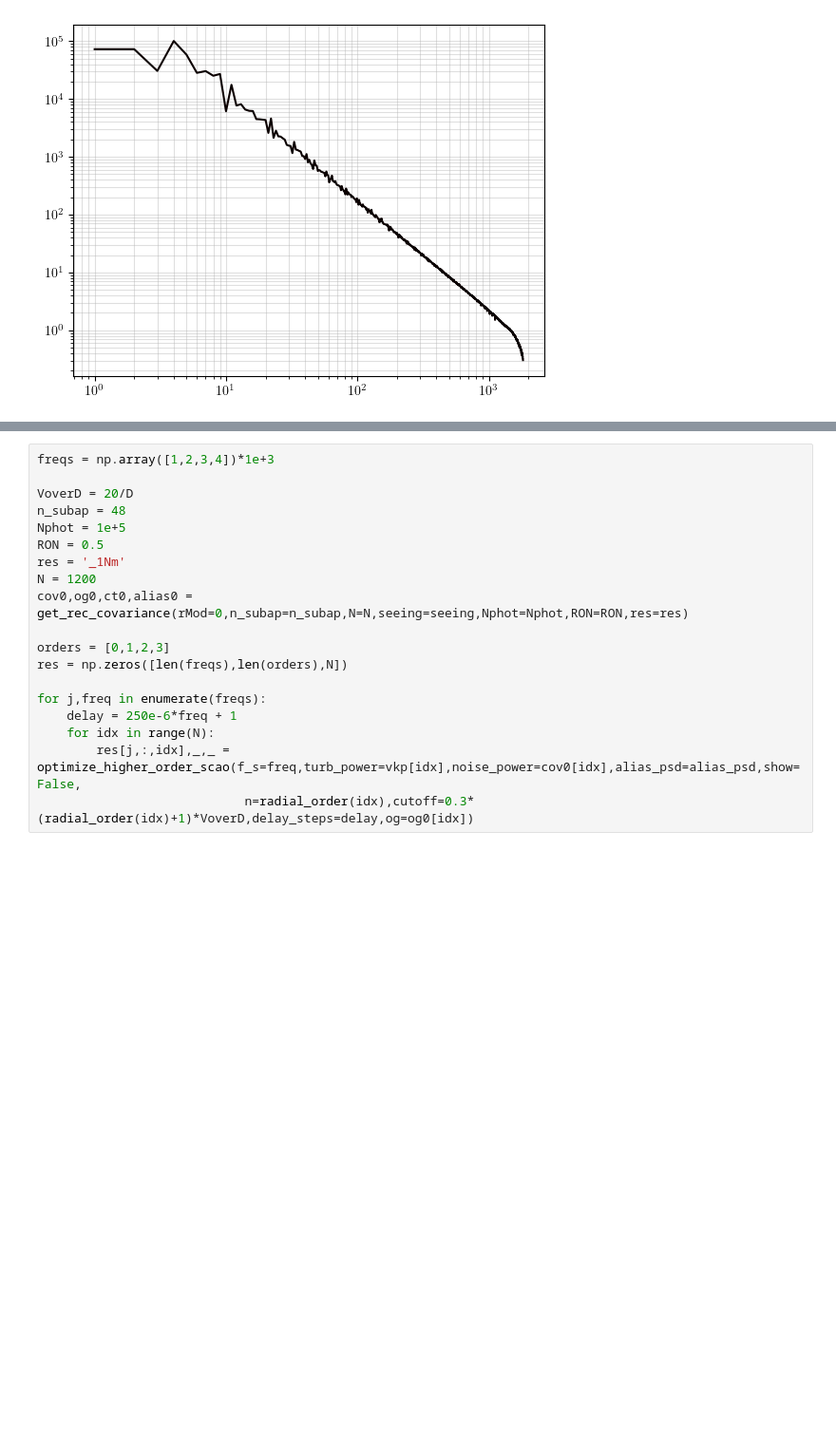
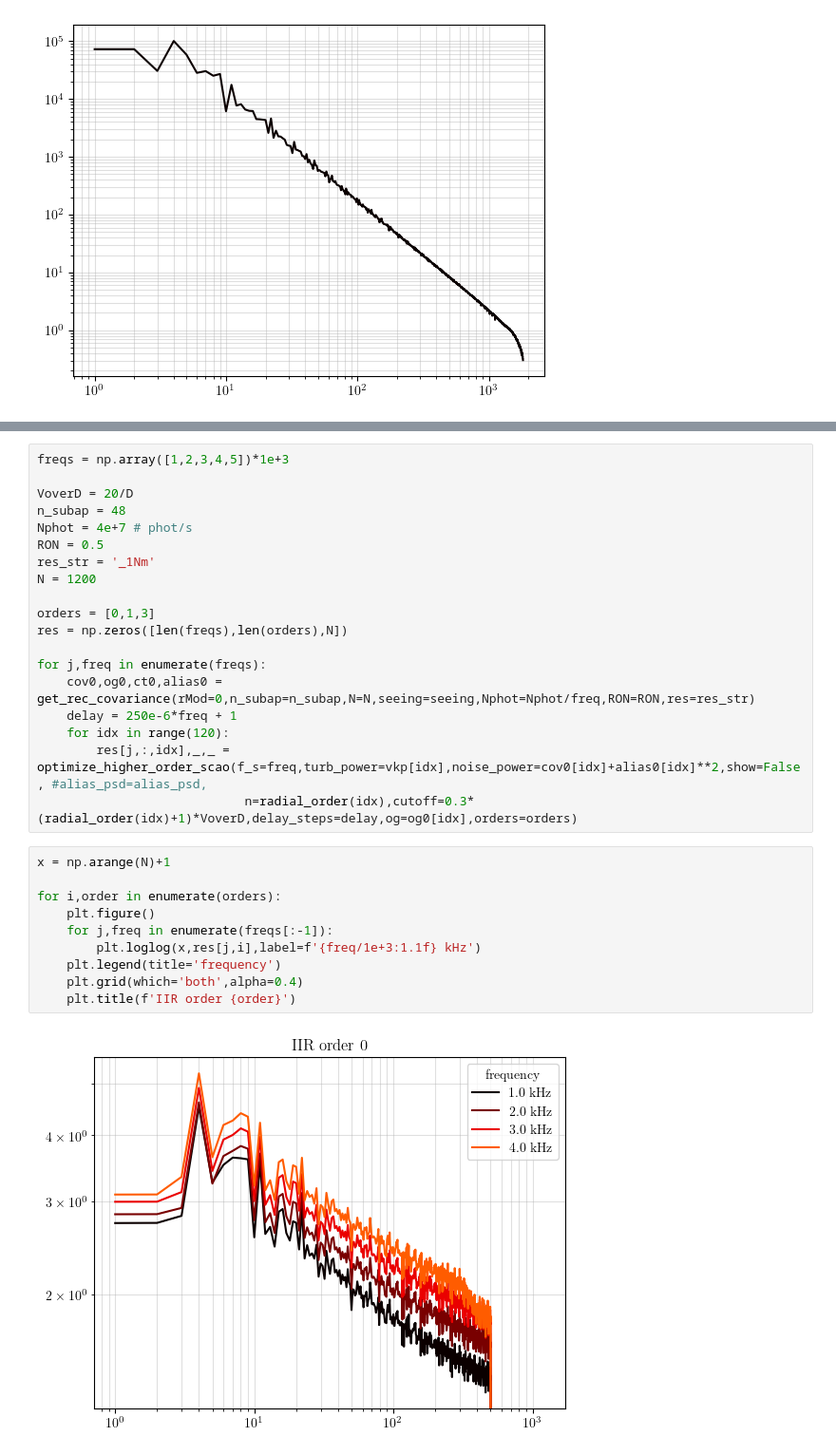
Before and after one commit to Menessao/SPECULA, a Jupyter notebook: config/RISTRETTO/errorBudgetPlots.ipynb, the cells around one changed output, grey strips where cells are left out. Shown at 95% size. Drawn from its saved outputs; the diff is of its cells as text; blank space fills up the shorter version.

```diff
--- a/config/RISTRETTO/errorBudgetPlots.ipynb
+++ b/config/RISTRETTO/errorBudgetPlots.ipynb
@@ -384,19 +559,31 @@ for idx in range(N):
 # %%
-freqs = np.array([1,2,3,4])*1e+3
+freqs = np.array([1,2,3,4,5])*1e+3
 
 VoverD = 20/D
 n_subap = 48
-Nphot = 1e+5
+Nphot = 4e+7 # phot/s
 RON = 0.5
-res = '_1Nm'
+res_str = '_1Nm'
 N = 1200
-cov0,og0,ct0,alias0 = get_rec_covariance(rMod=0,n_subap=n_subap,N=N,seeing=seeing,Nphot=Nphot,RON=RON,res=res)
 
-orders = [0,1,2,3]
+orders = [0,1,3]
 res = np.zeros([len(freqs),len(orders),N])
 
 for j,freq in enumerate(freqs):
+    cov0,og0,ct0,alias0 = get_rec_covariance(rMod=0,n_subap=n_subap,N=N,seeing=seeing,Nphot=Nphot/freq,RON=RON,res=res_str)
     delay = 250e-6*freq + 1
-    for idx in range(N):
-        res[j,:,idx],_,_ = optimize_higher_order_scao(f_s=freq,turb_power=vkp[idx],noise_power=cov0[idx],alias_psd=alias_psd,show=False,
-                            n=radial_order(idx),cutoff=0.3*(radial_order(idx)+1)*VoverD,delay_steps=delay,og=og0[idx])
+    for idx in range(120):
+        res[j,:,idx],_,_ = optimize_higher_order_scao(f_s=freq,turb_power=vkp[idx],noise_power=cov0[idx]+alias0[idx]**2,show=False, #alias_psd=alias_psd,
+                            n=radial_order(idx),cutoff=0.3*(radial_order(idx)+1)*VoverD,delay_steps=delay,og=og0[idx],orders=orders)
+# %%
+x = np.arange(N)+1
+
+for i,order in enumerate(orders):
+    plt.figure()
+    for j,freq in enumerate(freqs[:-1]):
+        plt.loglog(x,res[j,i],label=f'{freq/1e+3:1.1f} kHz')
+    plt.legend(title='frequency')
+    plt.grid(which='both',alpha=0.4)
+    plt.title(f'IIR order {order}')
+# %% [output]
+[figure, added]
```
Also changed, not shown: parts of 10 cells of this notebook, 2 other files.
